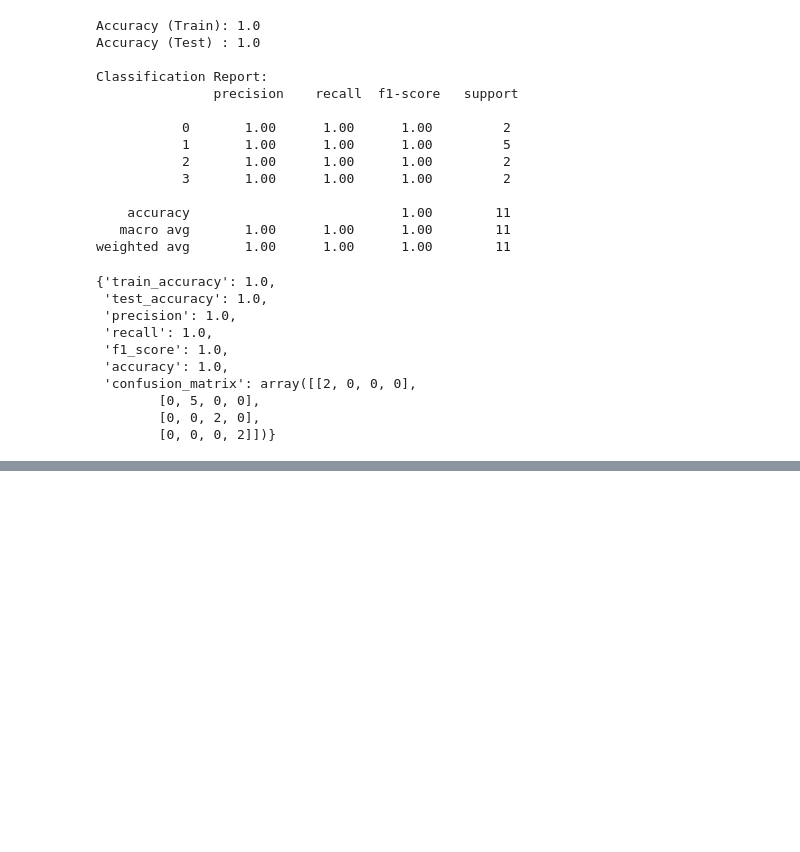
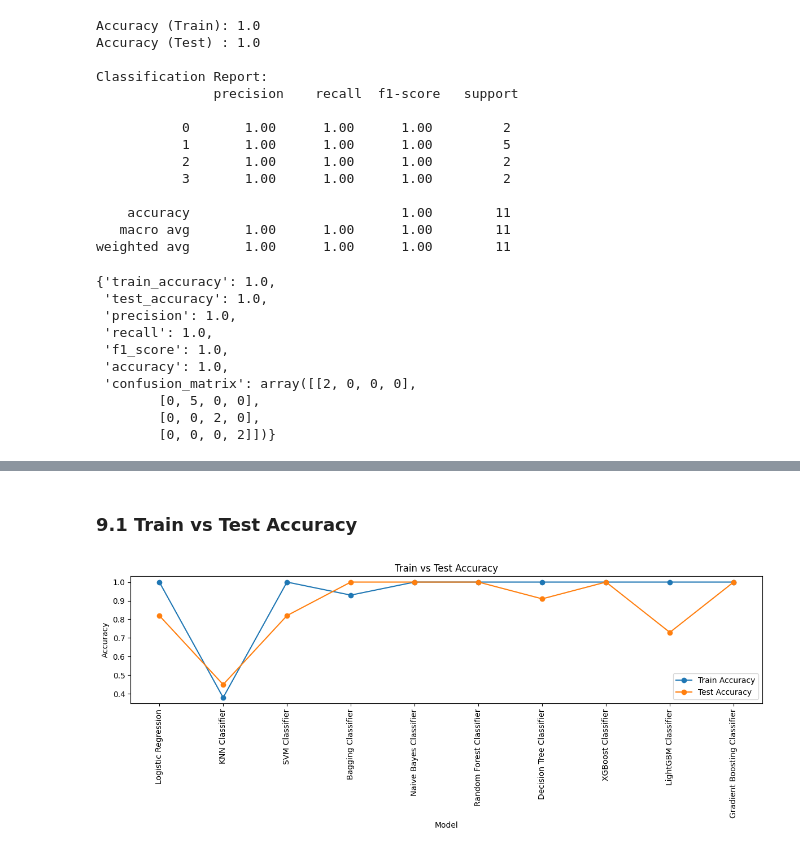
Before and after one commit to logavanan-a/Resume-Classification, a Jupyter notebook: 2. EDA Resume Classification.ipynb, the cells around one changed output, grey strips where cells are left out. Cells and saved outputs as stored; diff of their text form; code cells hidden in the pictures; blank space fills up the shorter version.

```diff
--- a/2. EDA Resume Classification.ipynb
+++ b/2. EDA Resume Classification.ipynb
@@ -887,3 +887,18 @@ df
 | 7 | XGBoost Classifier | 1.00 | 1.00 | 1.00 | 1.00 | 1.00 | 1.00 |
 | 8 | LightGBM Classifier | 1.00 | 0.73 | 0.75 | 0.70 | 0.69 | 0.73 |
 | 9 | Gradient Boosting Classifier | 1.00 | 1.00 | 1.00 | 1.00 | 1.00 | 1.00 |
+# %% [markdown]
+### 9.1 Train vs Test Accuracy
+# %%
+plt.figure(figsize=(12, 5))
+plt.plot(df["Model"], df["Train Accuracy"], marker="o")
+plt.plot(df["Model"], df["Test Accuracy"], marker="o")
+plt.xticks(rotation=90)
+plt.title("Train vs Test Accuracy")
+plt.xlabel("Model")
+plt.ylabel("Accuracy")
+plt.legend(["Train Accuracy", "Test Accuracy"])
+plt.tight_layout()
+plt.show()
+# %% [output]
+[figure, added]
```
Also changed, not shown: parts of 9 cells of this notebook, 6 other files.
